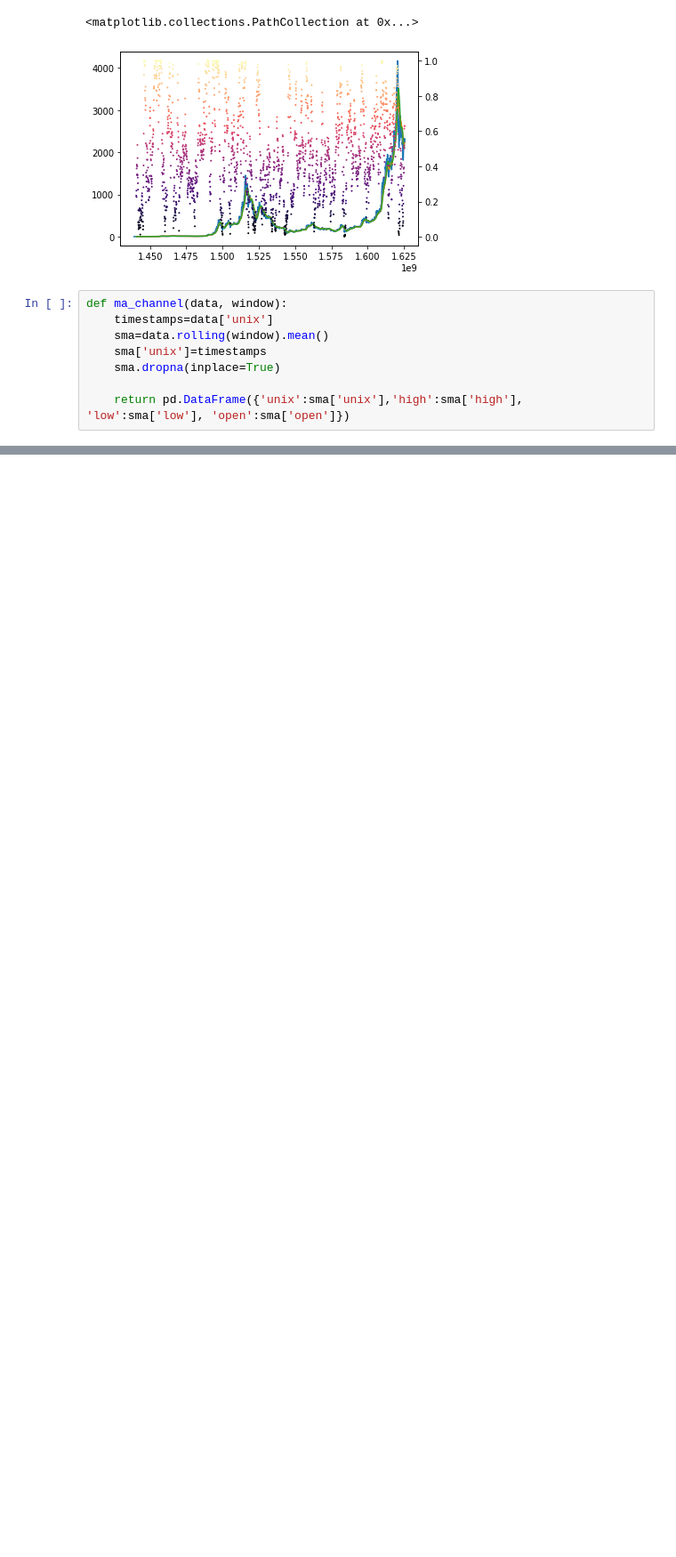
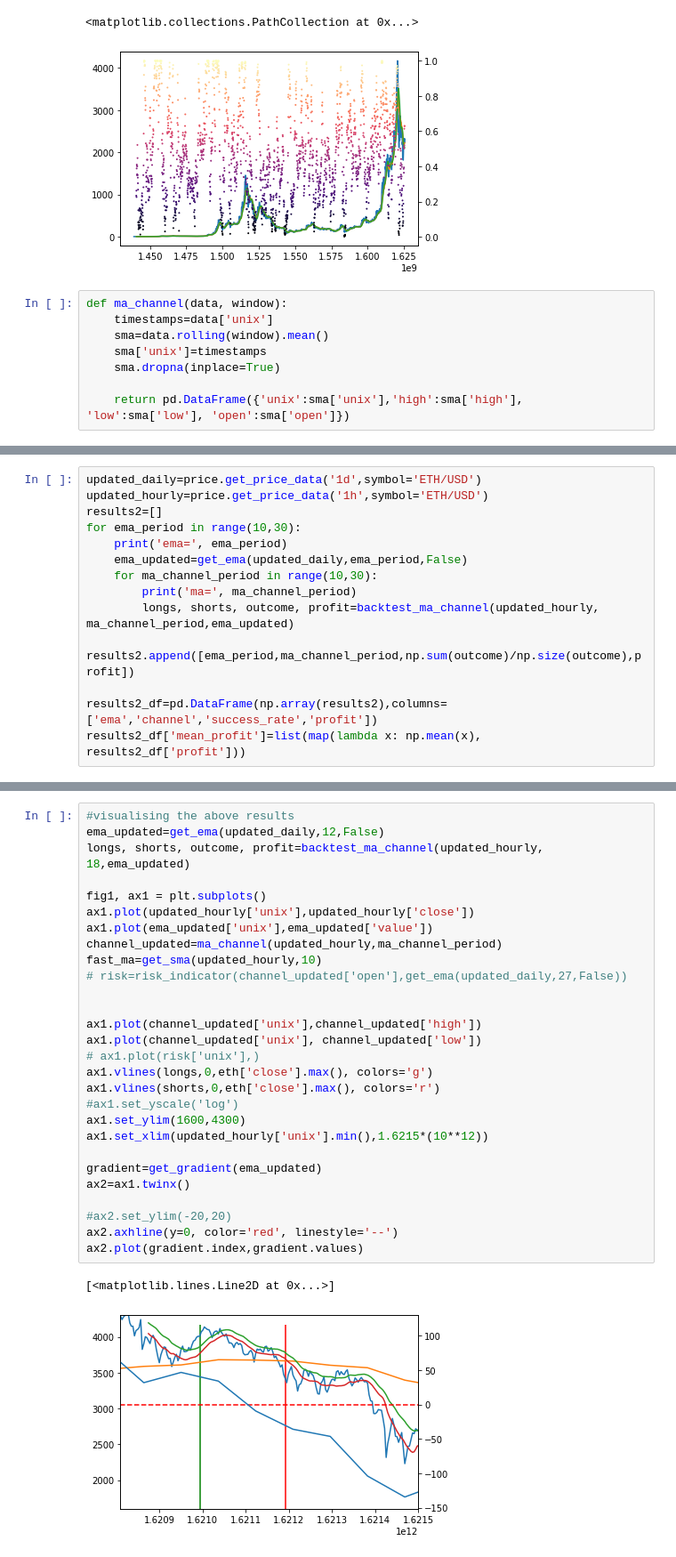
Before and after one commit to RDEvans31/saturn, a Jupyter notebook: Data analysis.ipynb, the cells around one changed output, grey strips where cells are left out. Shown: that part at 89% size. Drawn from its saved outputs; the diff is of its cells as text; blank space fills up the shorter version.

Commit message:
accumulator almost done, need to incorporate risk indicator, need to finish trader2

```diff
--- a/Data analysis.ipynb
+++ b/Data analysis.ipynb
@@ -346,0 +358,14 @@ channel=ma_channel(eth_hourly,20)
+# %%
+updated_daily=price.get_price_data('1d',symbol='ETH/USD')
+updated_hourly=price.get_price_data('1h',symbol='ETH/USD')
+results2=[]
+for ema_period in range(10,30):
+    print('ema=', ema_period)
+    ema_updated=get_ema(updated_daily,ema_period,False)
+    for ma_channel_period in range(10,30):
+        print('ma=', ma_channel_period)
+        longs, shorts, outcome, profit=backtest_ma_channel(updated_hourly, ma_channel_period,ema_updated)
+        results2.append([ema_period,ma_channel_period,np.sum(outcome)/np.size(outcome),profit])
+
+results2_df=pd.DataFrame(np.array(results2),columns=['ema','channel','success_rate','profit'])
+results2_df['mean_profit']=list(map(lambda x: np.mean(x), results2_df['profit']))
@@ -346,0 +403,31 @@ channel=ma_channel(eth_hourly,20)
+# %%
+#visualising the above results
+ema_updated=get_ema(updated_daily,12,False)
+longs, shorts, outcome, profit=backtest_ma_channel(updated_hourly, 18,ema_updated)
+
+fig1, ax1 = plt.subplots()
+ax1.plot(updated_hourly['unix'],updated_hourly['close'])
+ax1.plot(ema_updated['unix'],ema_updated['value'])
+channel_updated=ma_channel(updated_hourly,ma_channel_period)
+fast_ma=get_sma(updated_hourly,10)
+# risk=risk_indicator(channel_updated['open'],get_ema(updated_daily,27,False))
+
+
+ax1.plot(channel_updated['unix'],channel_updated['high'])
+ax1.plot(channel_updated['unix'], channel_updated['low'])
+# ax1.plot(risk['unix'],)
+ax1.vlines(longs,0,eth['close'].max(), colors='g')
+ax1.vlines(shorts,0,eth['close'].max(), colors='r')
+#ax1.set_yscale('log')
+ax1.set_ylim(1600,4300)
+ax1.set_xlim(updated_hourly['unix'].min(),1.6215*(10**12))
+
+gradient=get_gradient(ema_updated)
+ax2=ax1.twinx()
+
+#ax2.set_ylim(-20,20)
+ax2.axhline(y=0, color='red', linestyle='--')
+ax2.plot(gradient.index,gradient.values)
+# %% [output]
+[<matplotlib.lines.Line2D at 0x...>]
+[figure, added]
```
Also changed, not shown: parts of 17 cells of this notebook, 4 other files.
